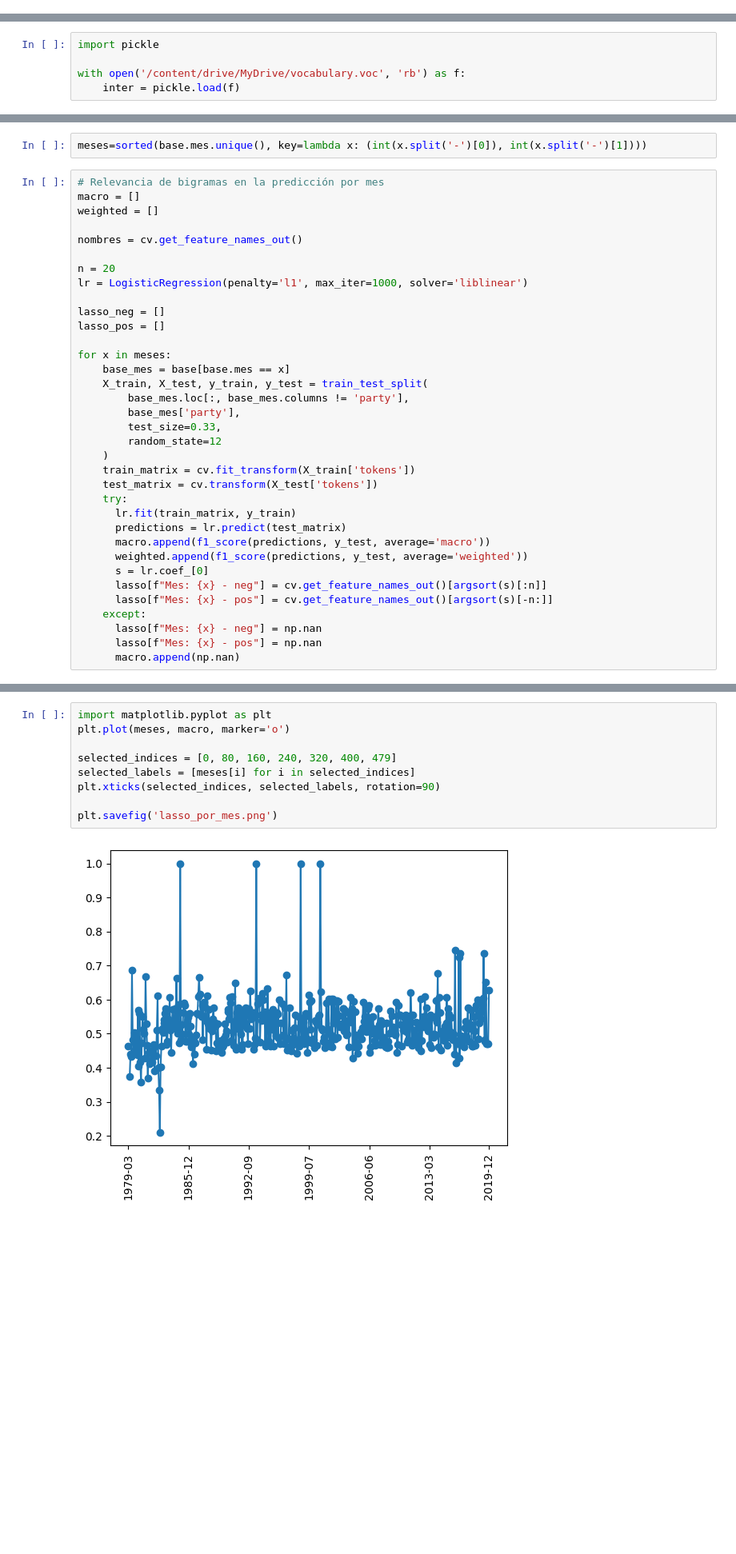
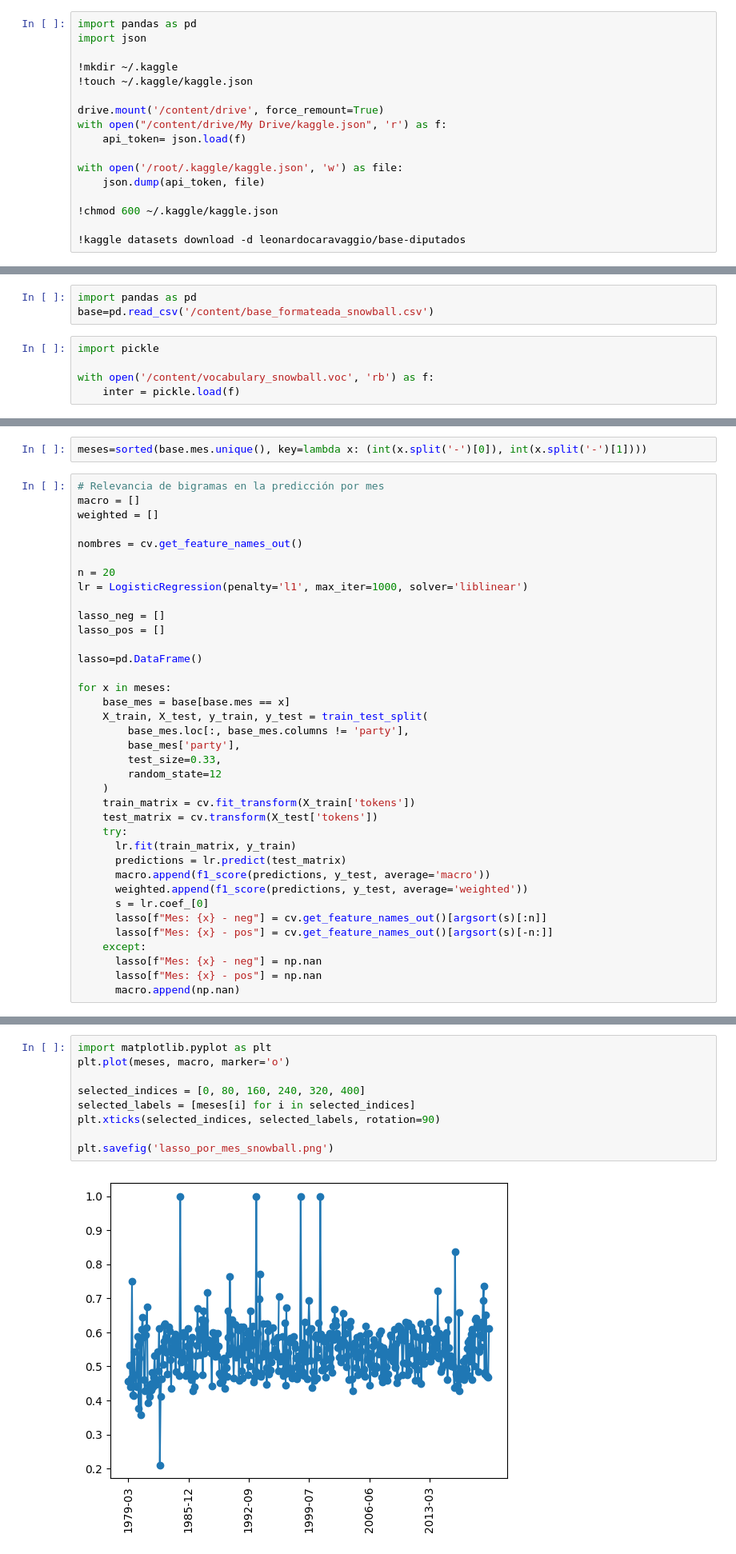
Before and after one commit to LCaravaggio/politext, a Jupyter notebook: LASSO.ipynb, the cells around one changed output, grey strips where cells are left out. Shown at 80% size. Drawn from its saved outputs; the diff is of its cells as text; blank space fills up the shorter version.

```diff
--- a/LASSO.ipynb
+++ b/LASSO.ipynb
@@ -10,2 +8,19 @@ base=pd.read_csv('/content/drive/MyDrive/base_formateada.csv')
 # %% [output]
 Mounted at /content/drive
+# %%
+import pandas as pd
+import json
+
+!mkdir ~/.kaggle
+!touch ~/.kaggle/kaggle.json
+
+drive.mount('/content/drive', force_remount=True)
+with open("/content/drive/My Drive/kaggle.json", 'r') as f:
+    api_token= json.load(f)
+
+with open('/root/.kaggle/kaggle.json', 'w') as file:
+    json.dump(api_token, file)
+
+!chmod 600 ~/.kaggle/kaggle.json
+
+!kaggle datasets download -d leonardocaravaggio/base-diputados
@@ -12,7 +41,10 @@ Mounted at /content/drive
+# %%
+import pandas as pd
+base=pd.read_csv('/content/base_formateada_snowball.csv')
 # %%
 import pickle
 
-with open('/content/drive/MyDrive/vocabulary.voc', 'rb') as f:
+with open('/content/vocabulary_snowball.voc', 'rb') as f:
     inter = pickle.load(f)
 # %%
 from sklearn.feature_extraction.text import CountVectorizer
@@ -315,6 +343,8 @@ lr = LogisticRegression(penalty='l1', max_iter=1000, solver='liblinear')
 
 lasso_neg = []
 lasso_pos = []
+
+lasso=pd.DataFrame()
 
 for x in meses:
     base_mes = base[base.mes == x]
@@ -343,11 +373,11 @@ lasso.to_csv('lasso_por_mes.csv')
 # %%
 import matplotlib.pyplot as plt
 plt.plot(meses, macro, marker='o')
 
-selected_indices = [0, 80, 160, 240, 320, 400, 479]
+selected_indices = [0, 80, 160, 240, 320, 400]
 selected_labels = [meses[i] for i in selected_indices]
 plt.xticks(selected_indices, selected_labels, rotation=90)
 
-plt.savefig('lasso_por_mes.png')
+plt.savefig('lasso_por_mes_snowball.png')
 # %% [output]
-[figure, old version]
+[figure, new version]
```
Also changed, not shown: parts of 26 cells of this notebook.
